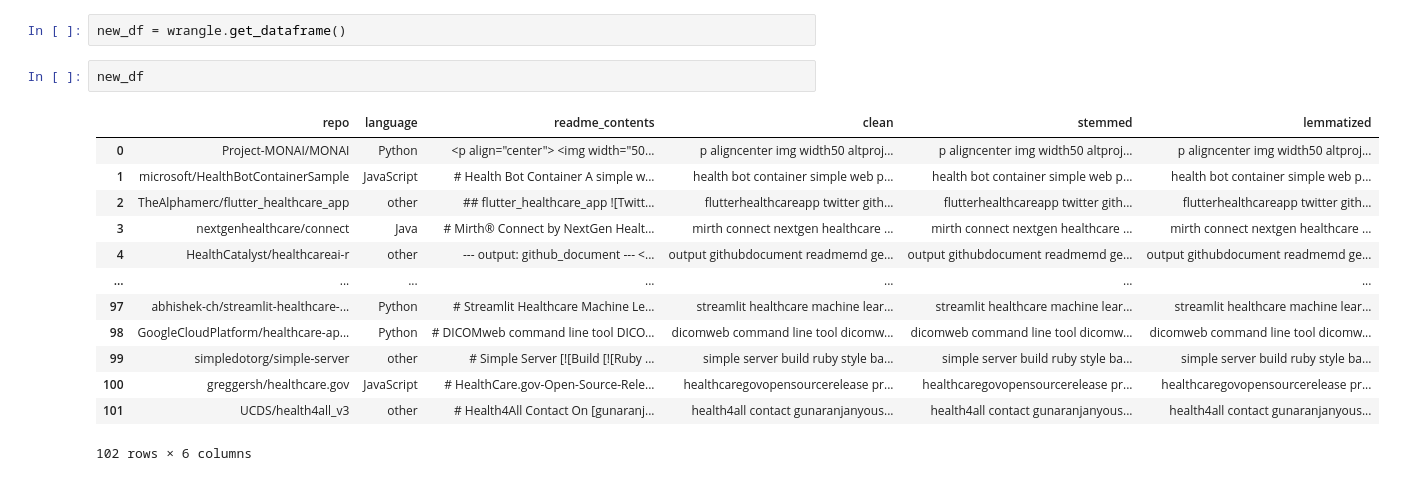
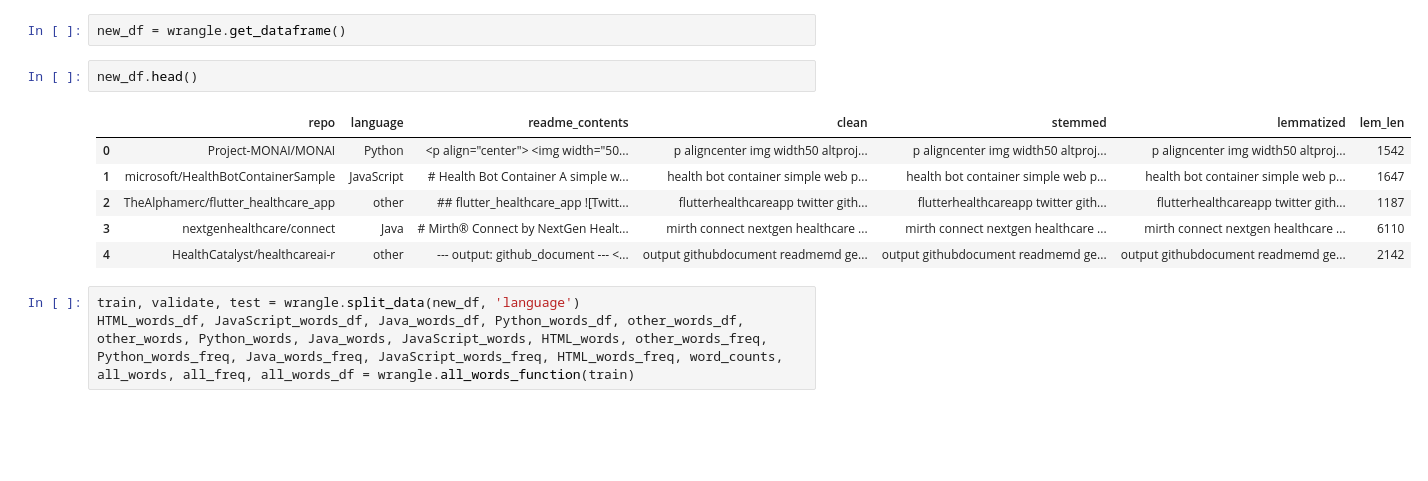
Before and after one commit to Team-DB-NLP/nlp_project, a Jupyter notebook: final_notebook.ipynb, the cells around one changed output. Drawn from its saved outputs; the diff is of its cells as text; blank space fills up the shorter version.

```diff
--- a/final_notebook.ipynb
+++ b/final_notebook.ipynb
@@ -71,18 +67,14 @@ from sklearn.model_selection import train_test_split
 # %%
 new_df = wrangle.get_dataframe()
 # %%
-new_df
+new_df.head()
 # %% [output]
-|  | repo | language | readme_contents | clean | stemmed | lemmatized |
-| 0 | Project-MONAI/MONAI | Python | <p align="center"> <img width="50... | p aligncenter img width50 altproj... | p aligncenter img width50 altproj... | p aligncenter img width50 altproj... |
-| 1 | microsoft/HealthBotContainerSample | JavaScript | # Health Bot Container A simple w... | health bot container simple web p... | health bot container simple web p... | health bot container simple web p... |
-| 2 | TheAlphamerc/flutter_healthcare_app | other | ## flutter_healthcare_app ![Twitt... | flutterhealthcareapp twitter gith... | flutterhealthcareapp twitter gith... | flutterhealthcareapp twitter gith... |
-| 3 | nextgenhealthcare/connect | Java | # Mirth® Connect by NextGen Healt... | mirth connect nextgen healthcare ... | mirth connect nextgen healthcare ... | mirth connect nextgen healthcare ... |
-| 4 | HealthCatalyst/healthcareai-r | other | --- output: github_document --- <... | output githubdocument readmemd ge... | output githubdocument readmemd ge... | output githubdocument readmemd ge... |
-| ... | ... | ... | ... | ... | ... | ... |
-| 97 | abhishek-ch/streamlit-healthcare-... | Python | # Streamlit Healthcare Machine Le... | streamlit healthcare machine lear... | streamlit healthcare machine lear... | streamlit healthcare machine lear... |
-| 98 | GoogleCloudPlatform/healthcare-ap... | Python | # DICOMweb command line tool DICO... | dicomweb command line tool dicomw... | dicomweb command line tool dicomw... | dicomweb command line tool dicomw... |
-| 99 | simpledotorg/simple-server | other | # Simple Server [![Build [![Ruby ... | simple server build ruby style ba... | simple server build ruby style ba... | simple server build ruby style ba... |
-| 100 | greggersh/healthcare.gov | JavaScript | # HealthCare.gov-Open-Source-Rele... | healthcaregovopensourcerelease pr... | healthcaregovopensourcerelease pr... | healthcaregovopensourcerelease pr... |
-| 101 | UCDS/health4all_v3 | other | # Health4All Contact On [gunaranj... | health4all contact gunaranjanyous... | health4all contact gunaranjanyous... | health4all contact gunaranjanyous... |
+|  | repo | language | readme_contents | clean | stemmed | lemmatized | lem_len |
+| 0 | Project-MONAI/MONAI | Python | <p align="center"> <img width="50... | p aligncenter img width50 altproj... | p aligncenter img width50 altproj... | p aligncenter img width50 altproj... | 1542 |
+| 1 | microsoft/HealthBotContainerSample | JavaScript | # Health Bot Container A simple w... | health bot container simple web p... | health bot container simple web p... | health bot container simple web p... | 1647 |
+| 2 | TheAlphamerc/flutter_healthcare_app | other | ## flutter_healthcare_app ![Twitt... | flutterhealthcareapp twitter gith... | flutterhealthcareapp twitter gith... | flutterhealthcareapp twitter gith... | 1187 |
+| 3 | nextgenhealthcare/connect | Java | # Mirth® Connect by NextGen Healt... | mirth connect nextgen healthcare ... | mirth connect nextgen healthcare ... | mirth connect nextgen healthcare ... | 6110 |
+| 4 | HealthCatalyst/healthcareai-r | other | --- output: github_document --- <... | output githubdocument readmemd ge... | output githubdocument readmemd ge... | output githubdocument readmemd ge... | 2142 |
-102 rows × 6 columns
+# %%
+train, validate, test = wrangle.split_data(new_df, 'language')
+HTML_words_df, JavaScript_words_df, Java_words_df, Python_words_df, other_words_df, other_words, Python_words, Java_words, JavaScript_words, HTML_words, other_words_freq, Python_words_freq, Java_words_freq, JavaScript_words_freq, HTML_words_freq, word_counts, all_words, all_freq, all_words_df = wrangle.all_words_function(train)
```
Also changed, not shown: parts of 25 cells of this notebook, 1 other file.
